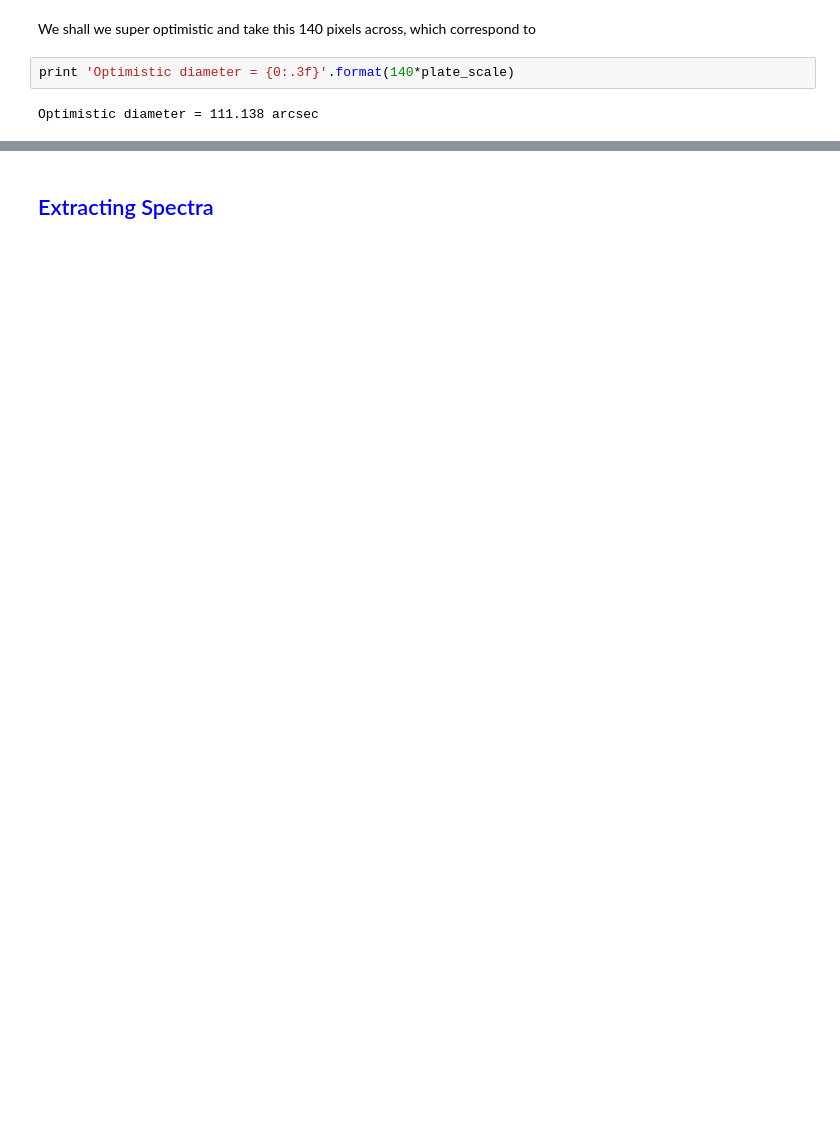
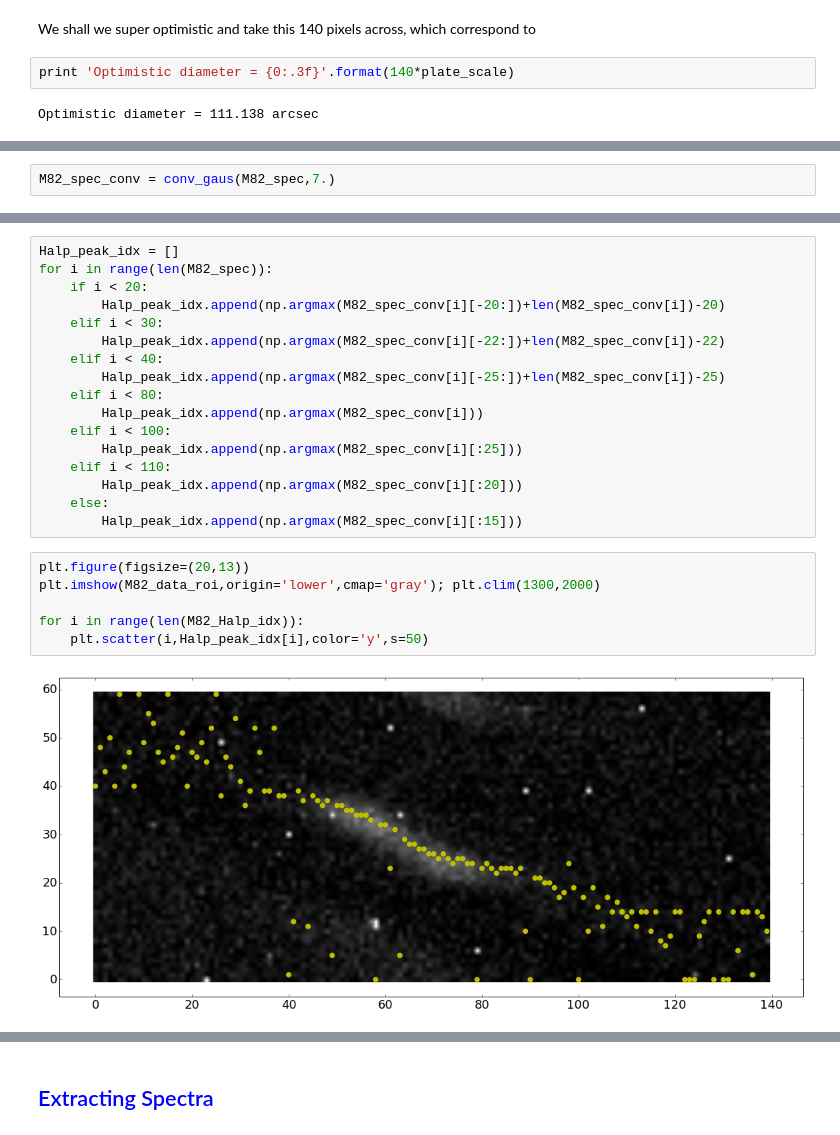
Before and after one commit to Mipanox/PHYS301, a Jupyter notebook: Project/SpecAna.ipynb, the cells around one changed output, grey strips where cells are left out. Saved outputs shown, nothing was run; the diff lists cells and outputs as text; blank space fills up the shorter version.

```diff
--- a/Project/SpecAna.ipynb
+++ b/Project/SpecAna.ipynb
@@ -68,0 +93,2 @@ Optimistic diameter = 111.138 arcsec
+# %%
+M82_spec_conv = conv_gaus(M82_spec,7.)
@@ -68,0 +100,25 @@ Optimistic diameter = 111.138 arcsec
+# %%
+Halp_peak_idx = []
+for i in range(len(M82_spec)):
+    if i < 20:
+        Halp_peak_idx.append(np.argmax(M82_spec_conv[i][-20:])+len(M82_spec_conv[i])-20)
+    elif i < 30:
+        Halp_peak_idx.append(np.argmax(M82_spec_conv[i][-22:])+len(M82_spec_conv[i])-22)
+    elif i < 40:
+        Halp_peak_idx.append(np.argmax(M82_spec_conv[i][-25:])+len(M82_spec_conv[i])-25)
+    elif i < 80:
+        Halp_peak_idx.append(np.argmax(M82_spec_conv[i]))
+    elif i < 100:
+        Halp_peak_idx.append(np.argmax(M82_spec_conv[i][:25]))
+    elif i < 110:
+        Halp_peak_idx.append(np.argmax(M82_spec_conv[i][:20]))
+    else:
+        Halp_peak_idx.append(np.argmax(M82_spec_conv[i][:15]))
+# %%
+plt.figure(figsize=(20,13))
+plt.imshow(M82_data_roi,origin='lower',cmap='gray'); plt.clim(1300,2000)
+
+for i in range(len(M82_Halp_idx)):
+    plt.scatter(i,Halp_peak_idx[i],color='y',s=50)
+# %% [output]
+[figure, added]
```
Also changed, not shown: parts of 23 cells of this notebook, 1 other file.
